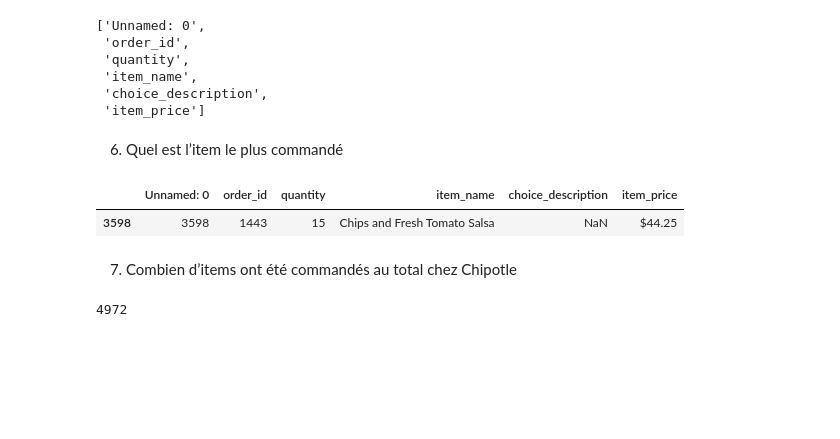
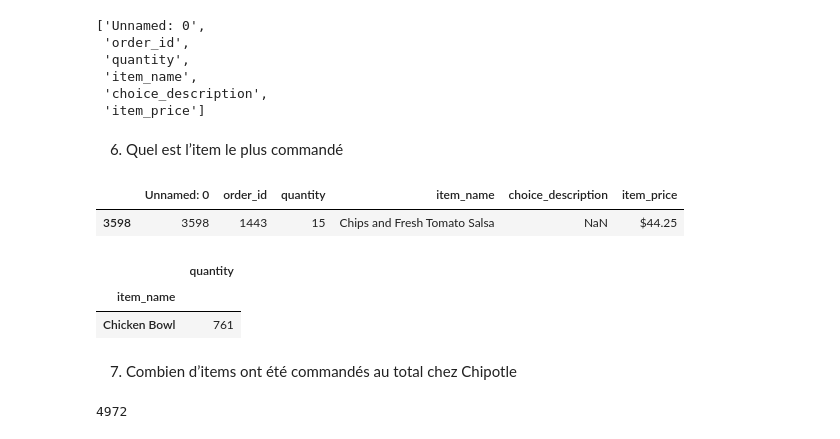
Before and after one commit to Pauline-Mdt/Hitema_python-pour-analyse-donnees, a Jupyter notebook: data_visualisation_statistiques_descriptives.ipynb, the cells around one changed output. Cells and saved outputs as stored; diff of their text form; code cells hidden in the pictures; blank space fills up the shorter version.

```diff
--- a/data_visualisation_statistiques_descriptives.ipynb
+++ b/data_visualisation_statistiques_descriptives.ipynb
@@ -732,6 +732,14 @@ resto.nlargest(1, 'quantity')
 # %% [output]
 |  | Unnamed: 0 | order_id | quantity | item_name | choice_description | item_price |
 | 3598 | 3598 | 1443 | 15 | Chips and Fresh Tomato Salsa | NaN | $44.25 |
+# %%
+resto_item_max = resto.loc[:, ['quantity', 'item_name']]
+resto_item_max = resto_item_max.groupby(by='item_name').sum()
+resto_item_max.nlargest(1, 'quantity')
+# %% [output]
+|  | quantity |
+| item_name |  |
+| Chicken Bowl | 761 |
 # %% [markdown]
 7.   Combien d’items ont été commandés au total chez Chipotle
 # %%
```
